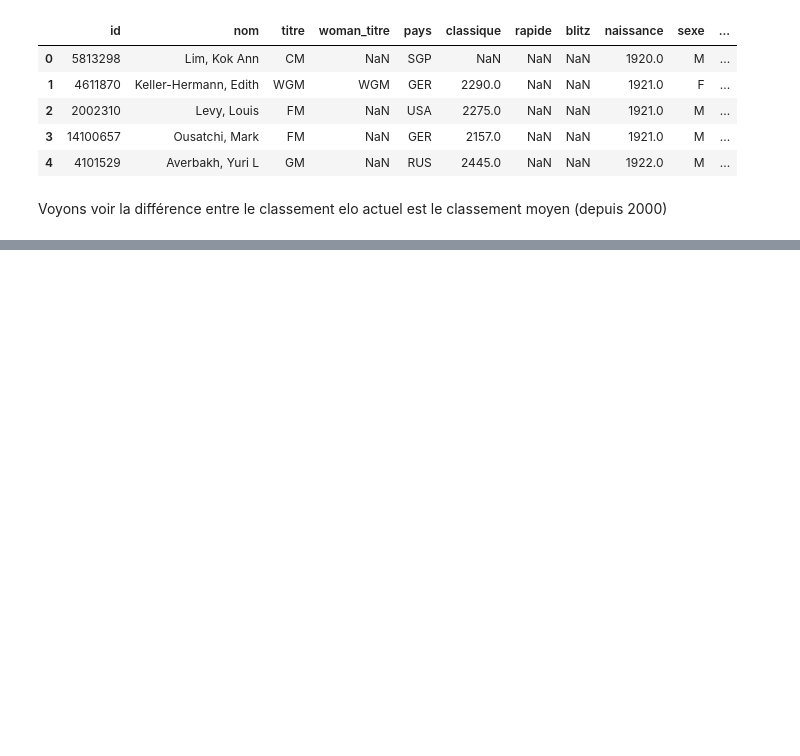
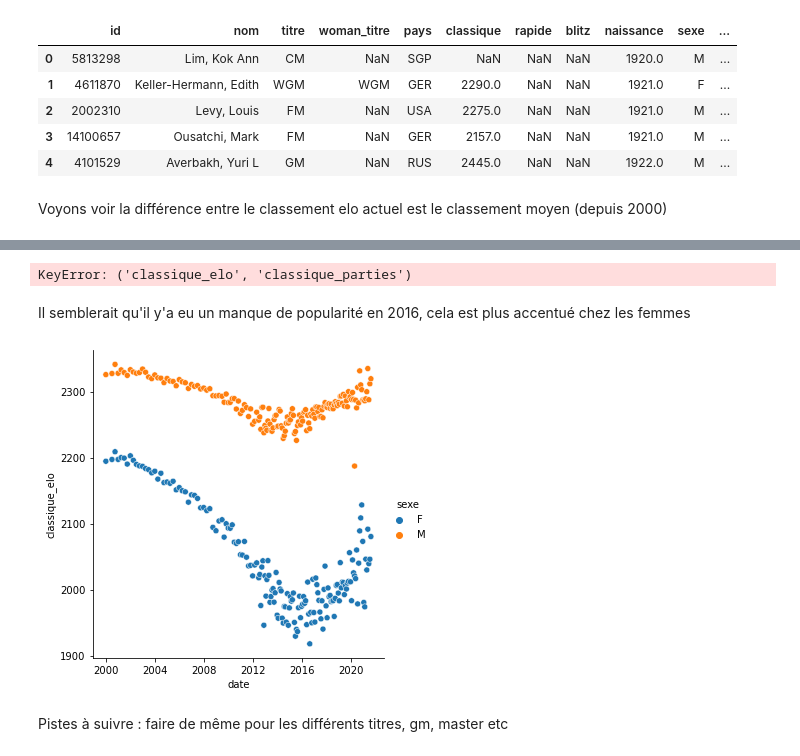
Before and after one commit to vinthara/chess, a Jupyter notebook: data_eda2.ipynb, the cells around one changed output, grey strips where cells are left out. Drawn from its saved outputs; the diff is of its cells as text; code cells hidden in the pictures; blank space fills up the shorter version.

```diff
--- a/data_eda2.ipynb
+++ b/data_eda2.ipynb
@@ -57,0 +255,22 @@ Voyons voir la différence entre le classement elo actuel est le classement moye
+# %%
+hue_order = ['GM', 'IM', 'WGM', 'FM', 'WIM', 'CM', 'WFM', 'WCM']
+sns.relplot(data=test2.groupby(['date','actif', 'titre'],as_index=False).mean()['classique_elo', 'classique_parties'],
+           x='date',
+           y="classique_elo",
+           hue="titre",
+           hue_order = hue_order)
+plt.show()
+# %% [output]
+KeyError: ('classique_elo', 'classique_parties')
+# %% [markdown]
+Il semblerait qu'il y'a eu un manque de popularité en 2016, cela est plus accentué chez les femmes
+# %%
+sns.relplot(data=test2.groupby(['date','sexe']).mean()[['classique_elo', 'classique_parties']],
+           x='date',
+           y="classique_elo",
+           hue="sexe")
+plt.show()
+# %% [output]
+[figure, added]
+# %% [markdown]
+Pistes à suivre : faire de même pour les différents titres, gm, master etc
```
Also changed, not shown: parts of 27 cells of this notebook.
